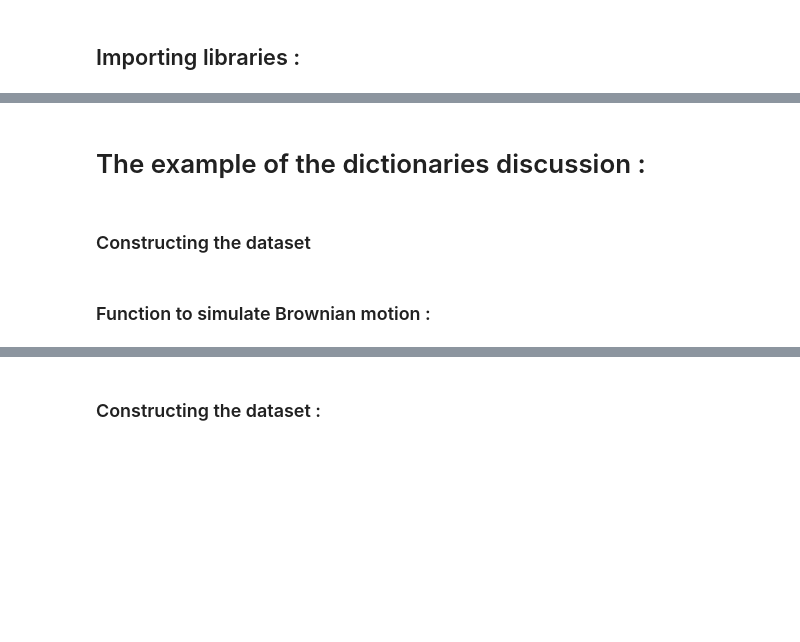
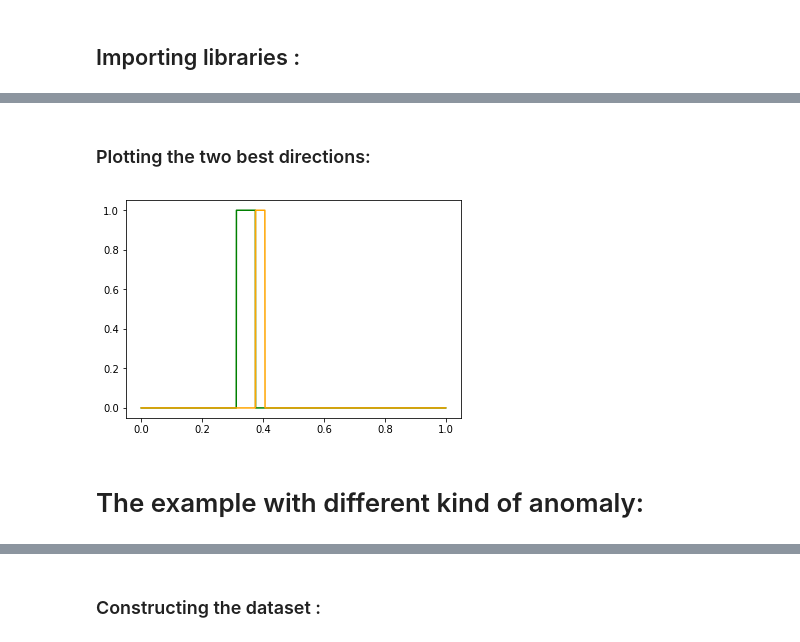
Before and after one commit to GuillaumeStaermanML/FIF, a Jupyter notebook: Code_FIF/Section_3/Section_3.ipynb, the cells around one changed output, grey strips where cells are left out. Drawn from its saved outputs; the diff is of its cells as text; code cells hidden in the pictures; blank space fills up the shorter version.

```diff
--- a/Code_FIF/Section_3/Section_3.ipynb
+++ b/Code_FIF/Section_3/Section_3.ipynb
@@ -10,4 +69,11 @@ import matplotlib
+# %% [markdown]
+### Plotting the two best directions:
+# %%
+plt.figure(figsize=(6,4))
+plt.plot(time, D1[np.flip(np.argsort(b))[0]], c='g')
+plt.plot(time, D1[np.flip(np.argsort(b))[1]], c='orange')
+plt.show()
+# %% [output]
+[figure, added]
 # %% [markdown]
-# The example of the dictionaries discussion :
+# The example with different kind of anomaly:
-# %% [markdown]
-### Constructing the dataset
@@ -33,2 +79,0 @@ X_f = np.concatenate((X.copy(),y),axis= 0)
-# %% [markdown]
-### Function to simulate Brownian motion :
```
Also changed, not shown: parts of 30 cells of this notebook, 15 other files.
